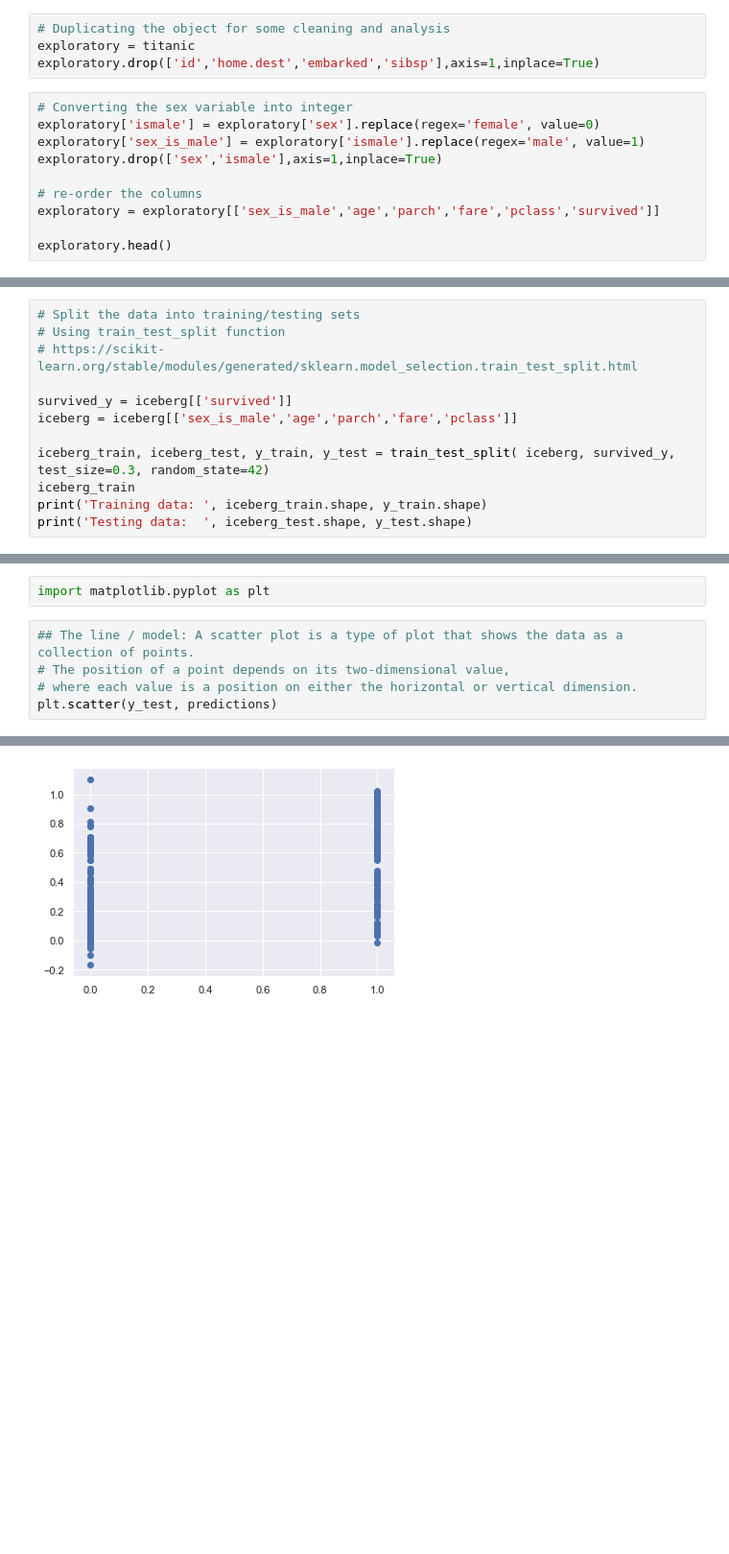
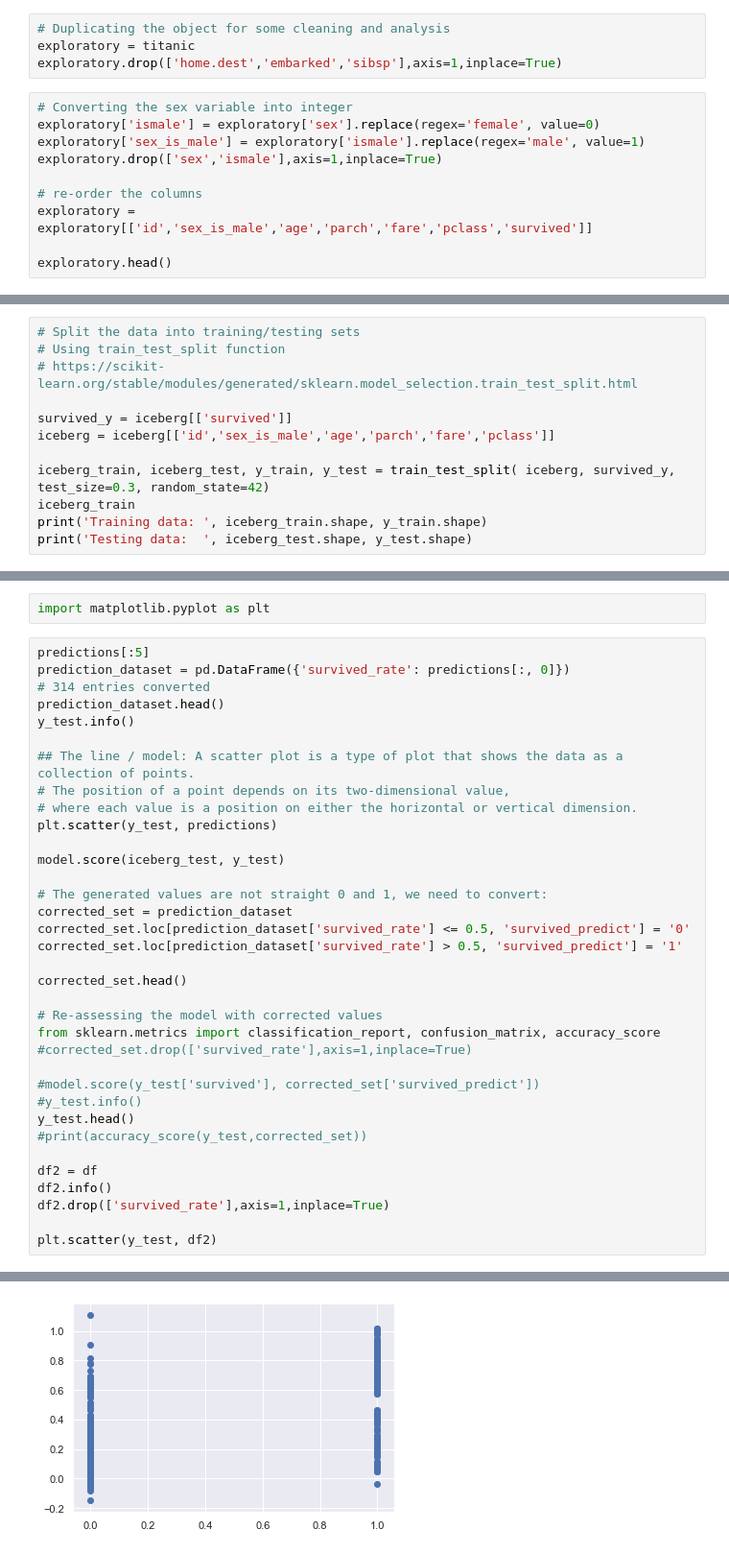
Before and after one commit to antoinedme/titanic-dataset-ml, a Jupyter notebook: Titanic-MachineLearning.ipynb, the cells around one changed output, grey strips where cells are left out. Shown at 96% size. Saved outputs shown, nothing was run; the diff lists cells and outputs as text; blank space fills up the shorter version.

Commit message:
Starting from scratch the model fitting and evaluation

```diff
--- a/Titanic-MachineLearning.ipynb
+++ b/Titanic-MachineLearning.ipynb
@@ -111,7 +111,7 @@
 # %%
 # Duplicating the object for some cleaning and analysis
 exploratory = titanic
-exploratory.drop(['id','home.dest','embarked','sibsp'],axis=1,inplace=True)
+exploratory.drop(['home.dest','embarked','sibsp'],axis=1,inplace=True)
 # %%
 # Converting the sex variable into integer
 exploratory['ismale'] = exploratory['sex'].replace(regex='female', value=0)
@@ -119,7 +119,7 @@ exploratory['sex_is_male'] = exploratory['ismale'].replace(regex='male', value=1
 exploratory.drop(['sex','ismale'],axis=1,inplace=True)
 
 # re-order the columns
-exploratory = exploratory[['sex_is_male','age','parch','fare','pclass','survived']]
+exploratory = exploratory[['id','sex_is_male','age','parch','fare','pclass','survived']]
 
 exploratory.head()
 # %% [output]
@@ -216,7 +218,7 @@ memory usage: 57.1 KB
 # https://scikit-learn.org/stable/modules/generated/sklearn.model_selection.train_test_split.html
 
 survived_y = iceberg[['survived']]
-iceberg = iceberg[['sex_is_male','age','parch','fare','pclass']]
+iceberg = iceberg[['id','sex_is_male','age','parch','fare','pclass']]
 
 iceberg_train, iceberg_test, y_train, y_test = train_test_split( iceberg, survived_y, test_size=0.3, random_state=42)
 iceberg_train
@@ -282,8 +259,38 @@ memory usage: 4.9 KB
 # %%
 import matplotlib.pyplot as plt
 # %%
+predictions[:5]
+prediction_dataset = pd.DataFrame({'survived_rate': predictions[:, 0]})
+# 314 entries converted
+prediction_dataset.head()
+y_test.info()
+
 ## The line / model: A scatter plot is a type of plot that shows the data as a collection of points.
 # The position of a point depends on its two-dimensional value,
 # where each value is a position on either the horizontal or vertical dimension.
 plt.scatter(y_test, predictions)
+
+model.score(iceberg_test, y_test)
+
+# The generated values are not straight 0 and 1, we need to convert:
+corrected_set = prediction_dataset
+corrected_set.loc[prediction_dataset['survived_rate'] <= 0.5, 'survived_predict'] = '0'
+corrected_set.loc[prediction_dataset['survived_rate'] > 0.5, 'survived_predict'] = '1'
+
+corrected_set.head()
+
+# Re-assessing the model with corrected values
+from sklearn.metrics import classification_report, confusion_matrix, accuracy_score
+#corrected_set.drop(['survived_rate'],axis=1,inplace=True)
+
+#model.score(y_test['survived'], corrected_set['survived_predict'])
+#y_test.info()
+y_test.head()
+#print(accuracy_score(y_test,corrected_set))
+
+df2 = df
+df2.info()
+df2.drop(['survived_rate'],axis=1,inplace=True)
+
+plt.scatter(y_test, df2)
 # %% [output]
@@ -291 +306 @@ plt.scatter(y_test, predictions)
-[figure, old version]
+[figure, new version]
```
Also changed, not shown: parts of 15 cells of this notebook.
